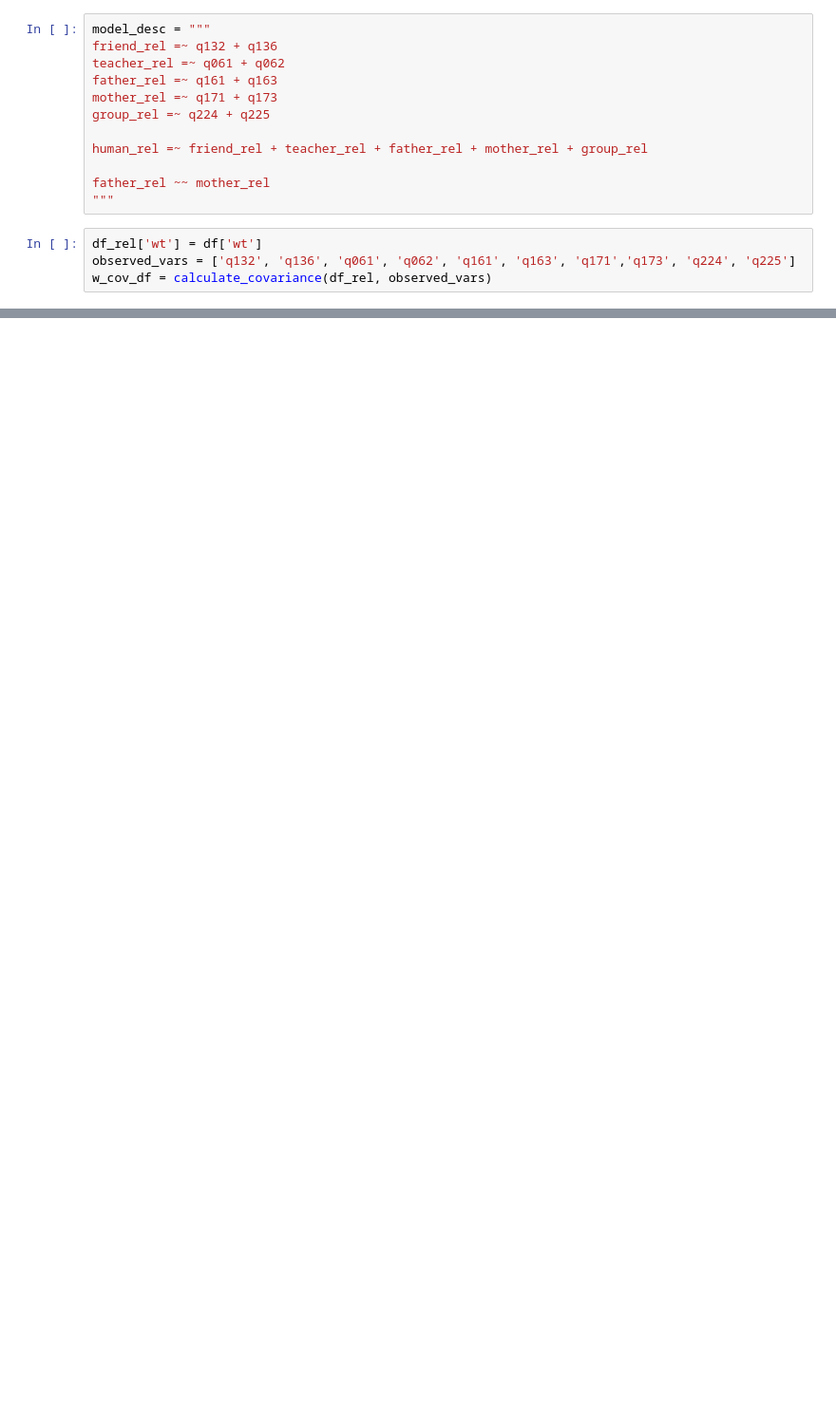
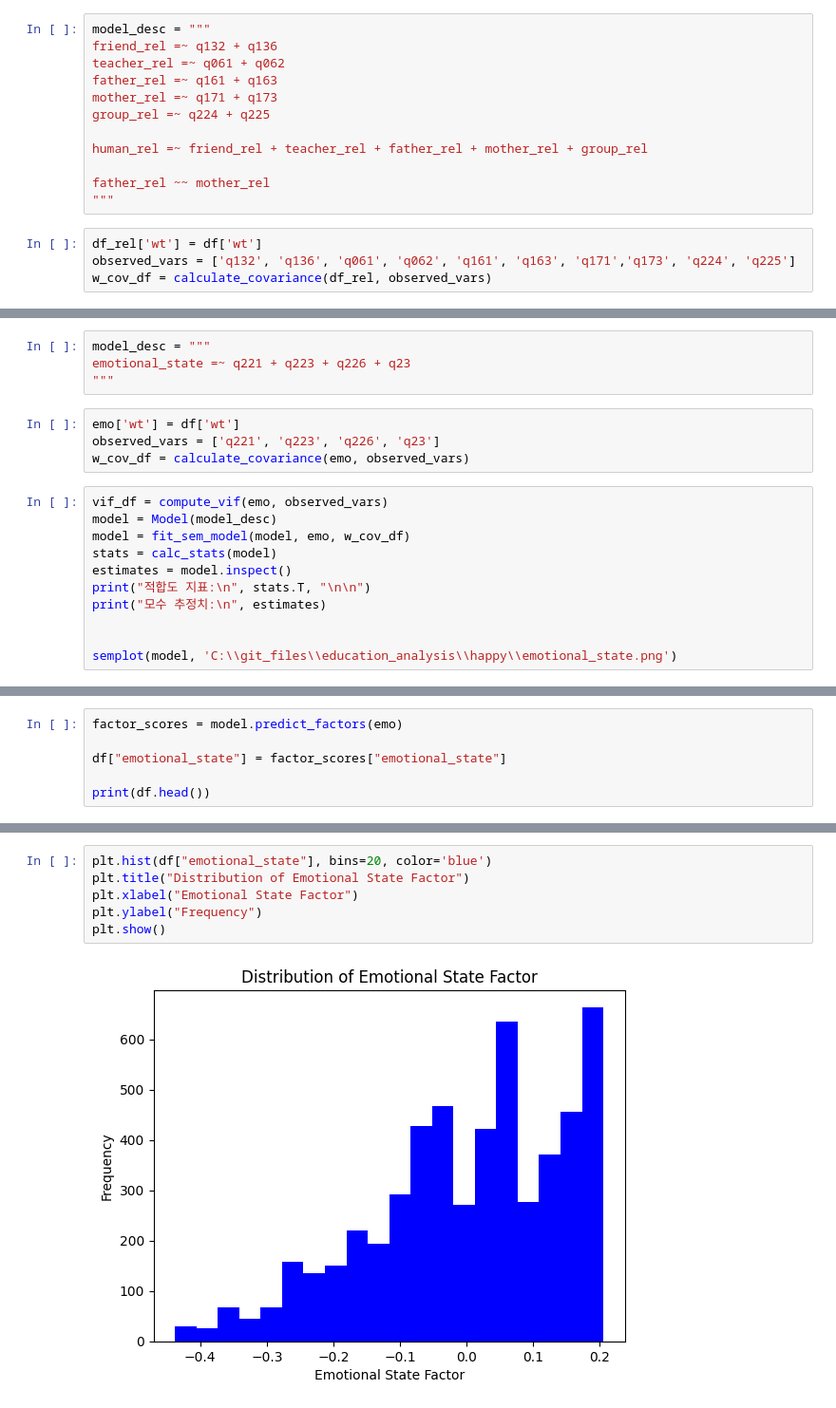
Before and after one commit to HyunsungRyu/education_analysis, a Jupyter notebook: happyindex.ipynb, the cells around one changed output, grey strips where cells are left out. Shown at 95% size. Saved outputs shown, nothing was run; the diff lists cells and outputs as text; blank space fills up the shorter version.

```diff
--- a/happyindex.ipynb
+++ b/happyindex.ipynb
@@ -349,0 +421,19 @@ Impressive Experience
+# %%
+model_desc = """
+emotional_state =~ q221 + q223 + q226 + q23
+"""
+# %%
+emo['wt'] = df['wt']
+observed_vars = ['q221', 'q223', 'q226', 'q23']
+w_cov_df = calculate_covariance(emo, observed_vars)
+# %%
+vif_df = compute_vif(emo, observed_vars)
+model = Model(model_desc)
+model = fit_sem_model(model, emo, w_cov_df)
+stats = calc_stats(model)
+estimates = model.inspect()
+print("적합도 지표:\n", stats.T, "\n\n")
+print("모수 추정치:\n", estimates)
+
+
+semplot(model, 'C:\\git_files\\education_analysis\\happy\\emotional_state.png')
@@ -349,0 +459,6 @@ Impressive Experience
+# %%
+factor_scores = model.predict_factors(emo)
+
+df["emotional_state"] = factor_scores["emotional_state"]
+
+print(df.head())
@@ -349,0 +483,8 @@ Impressive Experience
+# %%
+plt.hist(df["emotional_state"], bins=20, color='blue')
+plt.title("Distribution of Emotional State Factor")
+plt.xlabel("Emotional State Factor")
+plt.ylabel("Frequency")
+plt.show()
+# %% [output]
+[figure, added]
```
Also changed, not shown: parts of 25 cells of this notebook, 4 other files.
